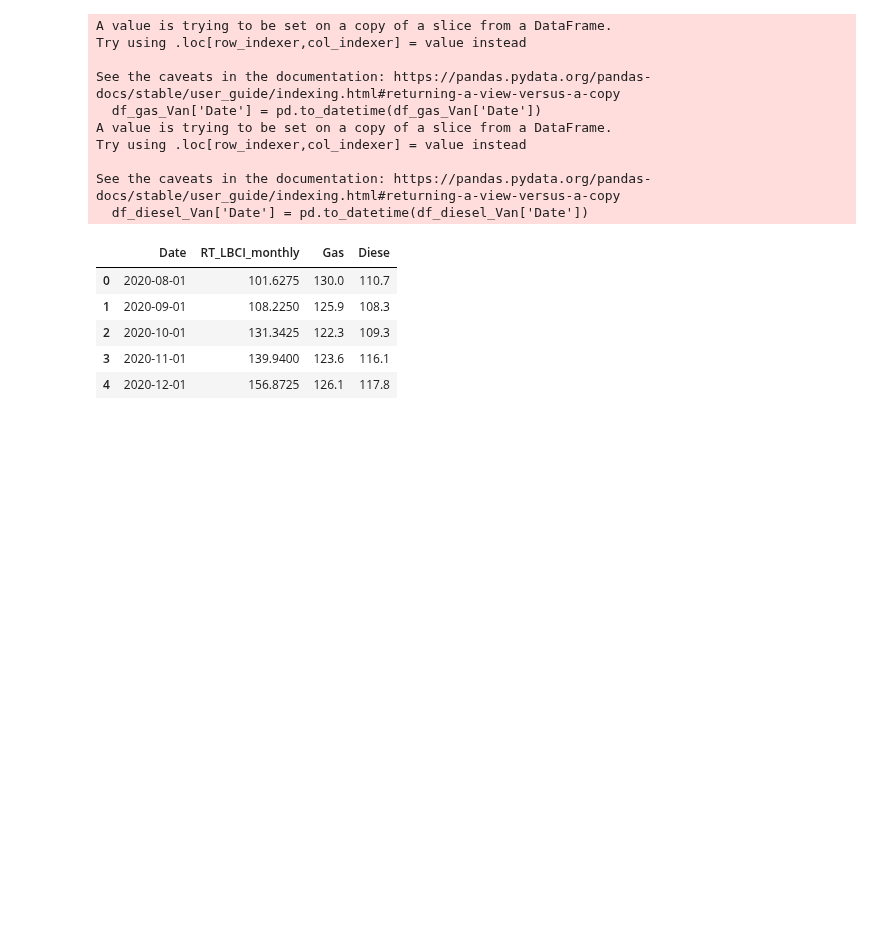
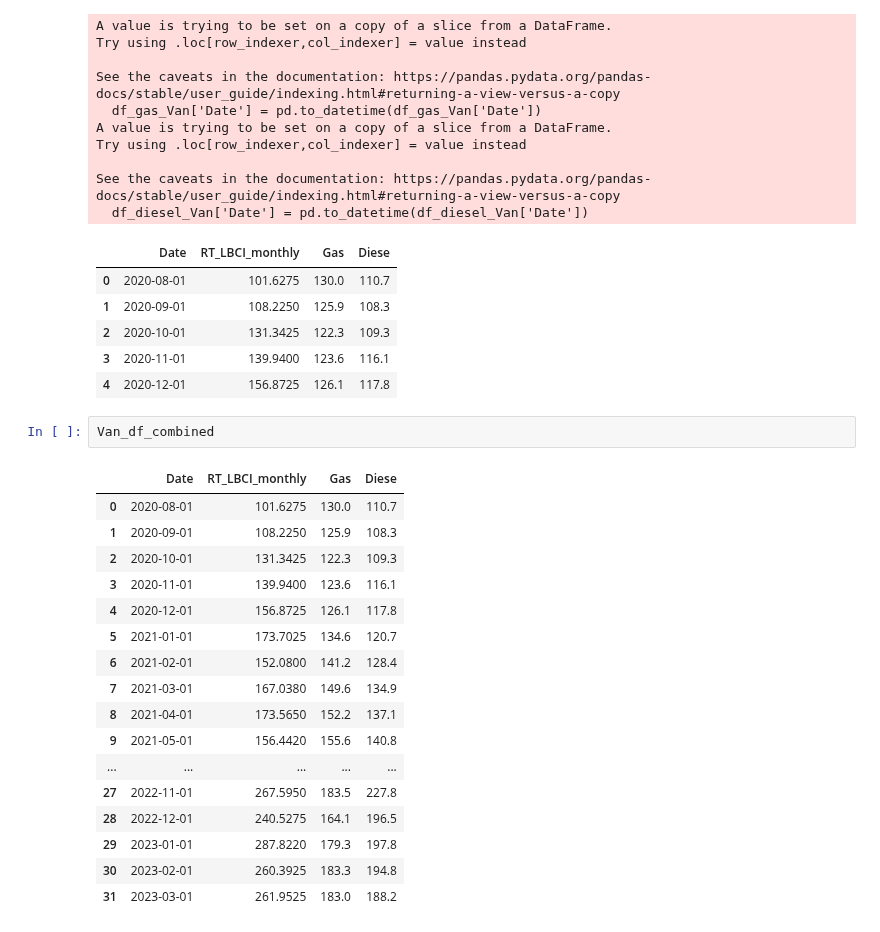
Before and after one commit to GawainGan/RT-LBCI, a Jupyter notebook: EDA_ZJU_python.ipynb, the cells around one changed output. Drawn from its saved outputs; the diff is of its cells as text; blank space fills up the shorter version.

```diff
--- a/EDA_ZJU_python.ipynb
+++ b/EDA_ZJU_python.ipynb
@@ -607,5 +526,25 @@ See the caveats in the documentation: https://pandas.pydata.org/pandas-docs/stab
 | 2 | 2020-10-01 | 131.3425 | 122.3 | 109.3 |
 | 3 | 2020-11-01 | 139.9400 | 123.6 | 116.1 |
 | 4 | 2020-12-01 | 156.8725 | 126.1 | 117.8 |
+# %%
+Van_df_combined
+# %% [output]
+|  | Date | RT_LBCI_monthly | Gas | Diese |
+| 0 | 2020-08-01 | 101.6275 | 130.0 | 110.7 |
+| 1 | 2020-09-01 | 108.2250 | 125.9 | 108.3 |
+| 2 | 2020-10-01 | 131.3425 | 122.3 | 109.3 |
+| 3 | 2020-11-01 | 139.9400 | 123.6 | 116.1 |
+| 4 | 2020-12-01 | 156.8725 | 126.1 | 117.8 |
+| 5 | 2021-01-01 | 173.7025 | 134.6 | 120.7 |
+| 6 | 2021-02-01 | 152.0800 | 141.2 | 128.4 |
+| 7 | 2021-03-01 | 167.0380 | 149.6 | 134.9 |
+| 8 | 2021-04-01 | 173.5650 | 152.2 | 137.1 |
+| 9 | 2021-05-01 | 156.4420 | 155.6 | 140.8 |
+| ... | ... | ... | ... | ... |
+| 27 | 2022-11-01 | 267.5950 | 183.5 | 227.8 |
+| 28 | 2022-12-01 | 240.5275 | 164.1 | 196.5 |
+| 29 | 2023-01-01 | 287.8220 | 179.3 | 197.8 |
+| 30 | 2023-02-01 | 260.3925 | 183.3 | 194.8 |
+| 31 | 2023-03-01 | 261.9525 | 183.0 | 188.2 |
 # %%
 Van_df_combined.corr()
```
Also changed, not shown: parts of 24 cells of this notebook.
